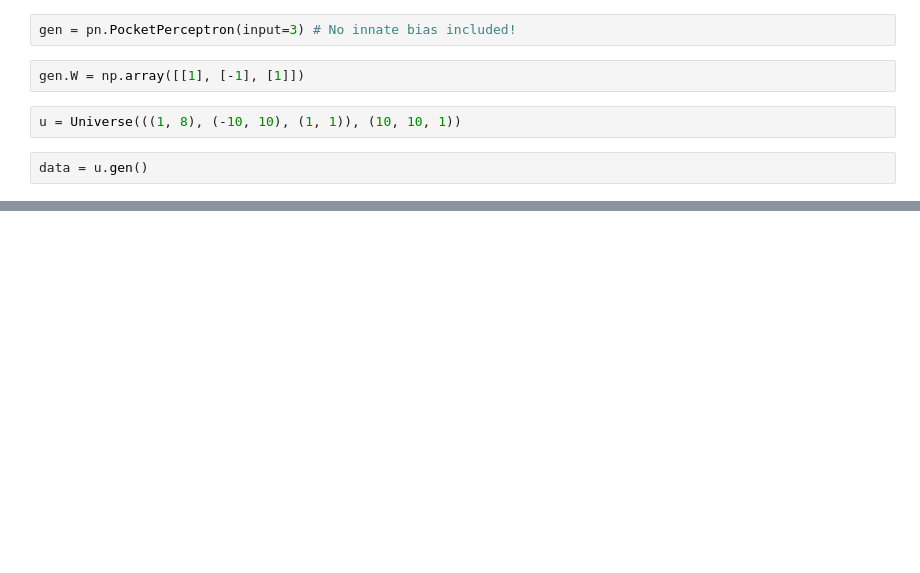
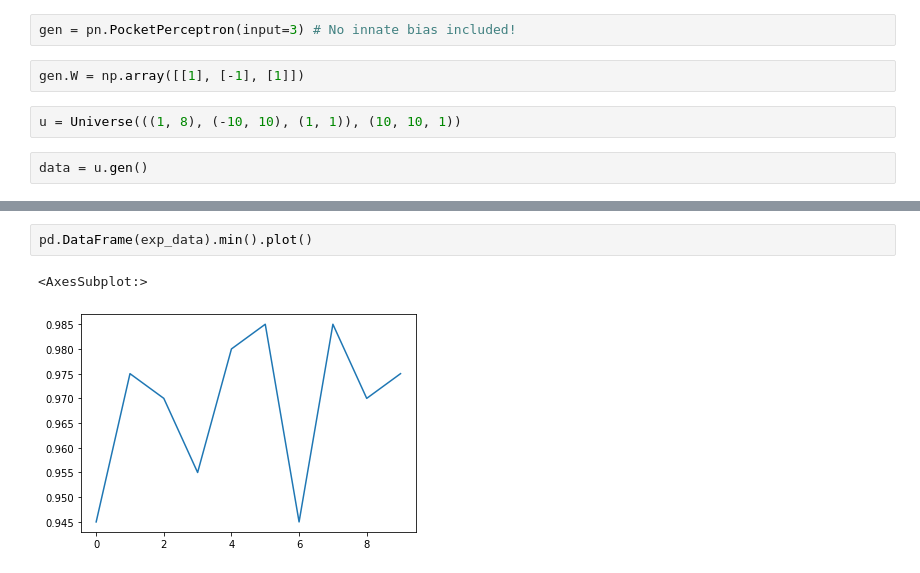
Before and after one commit to aguilarjose11/Perceptron-Corruption, a Jupyter notebook: Untitled.ipynb, the cells around one changed output, grey strips where cells are left out. Saved outputs shown, nothing was run; the diff lists cells and outputs as text; blank space fills up the shorter version.

```diff
--- a/Untitled.ipynb
+++ b/Untitled.ipynb
@@ -93,0 +171,5 @@ class PocketPerceptron(builtins.object)
+# %%
+pd.DataFrame(exp_data).min().plot()
+# %% [output]
+<AxesSubplot:>
+[figure, added]
```
Also changed, not shown: parts of 15 cells of this notebook, 1 other file.
